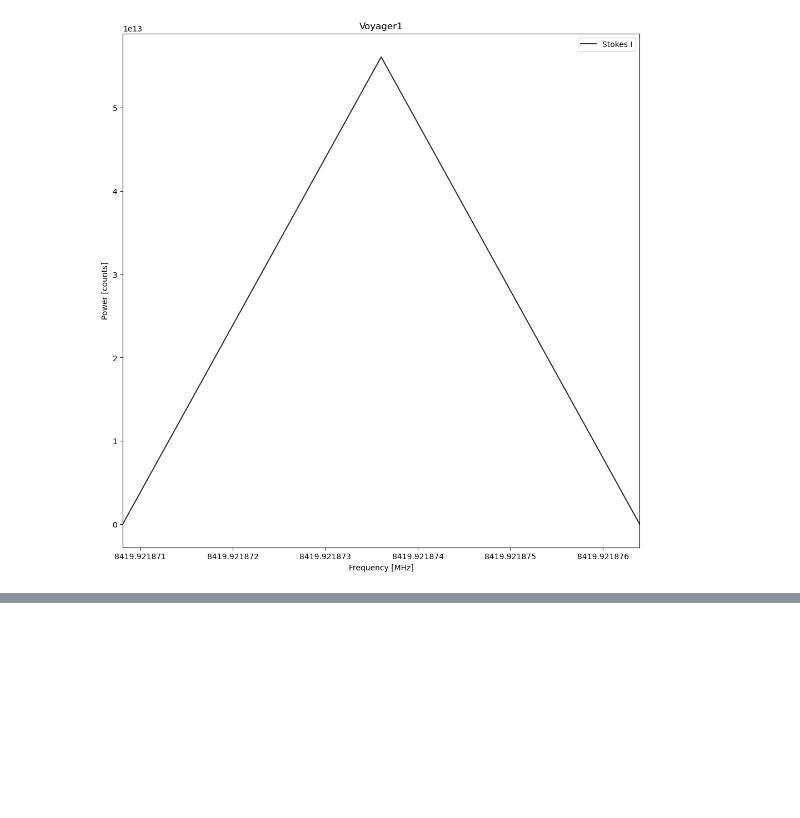
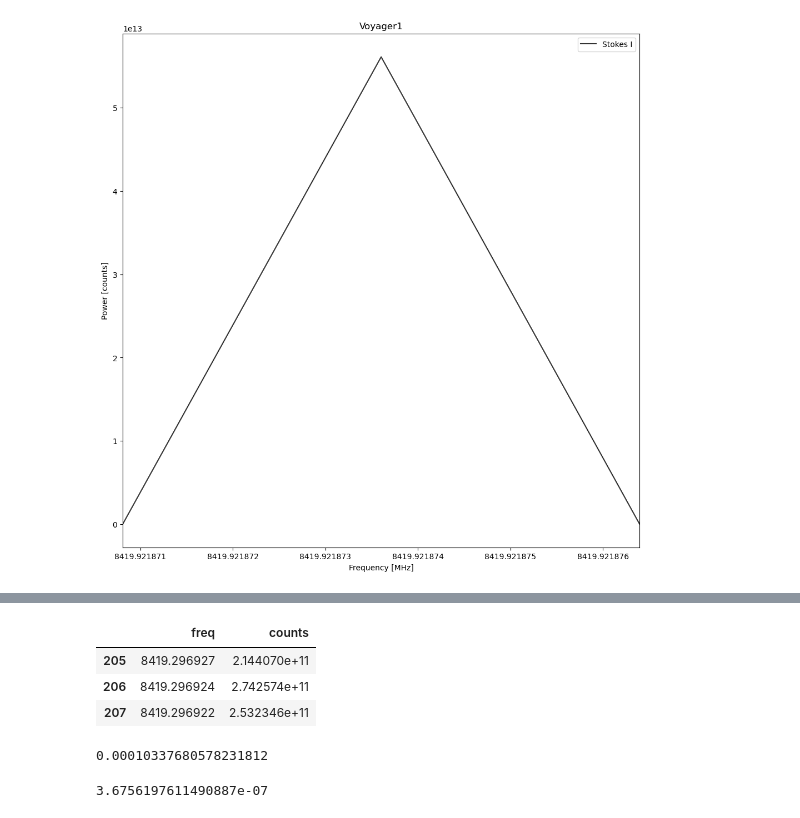
Before and after one commit to Miller-Ryan-1/astro, a Jupyter notebook: breakthrough_voyager1.ipynb, the cells around one changed output, grey strips where cells are left out. Saved outputs shown, nothing was run; the diff lists cells and outputs as text; code cells hidden in the pictures; blank space fills up the shorter version.

```diff
--- a/breakthrough_voyager1.ipynb
+++ b/breakthrough_voyager1.ipynb
@@ -130,0 +152,19 @@ extracting integration 0...
+# %%
+tsf = zip(vger.grab_data(f_start = 8419.2965, f_stop = 8419.2975)[0],vger.grab_data(f_start = 8419.2965, f_stop = 8419.2975)[1][15])
+df15 = pd.DataFrame(tsf, columns=('freq','counts'))
+# %%
+df15[df15.counts>1e+11]
+# %% [output]
+|  | freq | counts |
+| 205 | 8419.296927 | 2.144070e+11 |
+| 206 | 8419.296924 | 2.742574e+11 |
+| 207 | 8419.296922 | 2.532346e+11 |
+# %%
+kt = df0.freq[169] - df15.freq[206]
+kt
+# %% [output]
+0.00010337680578231812
+# %%
+kt/(300-18.75)
+# %% [output]
+3.6756197611490887e-07
```
Also changed, not shown: parts of 6 cells of this notebook.
